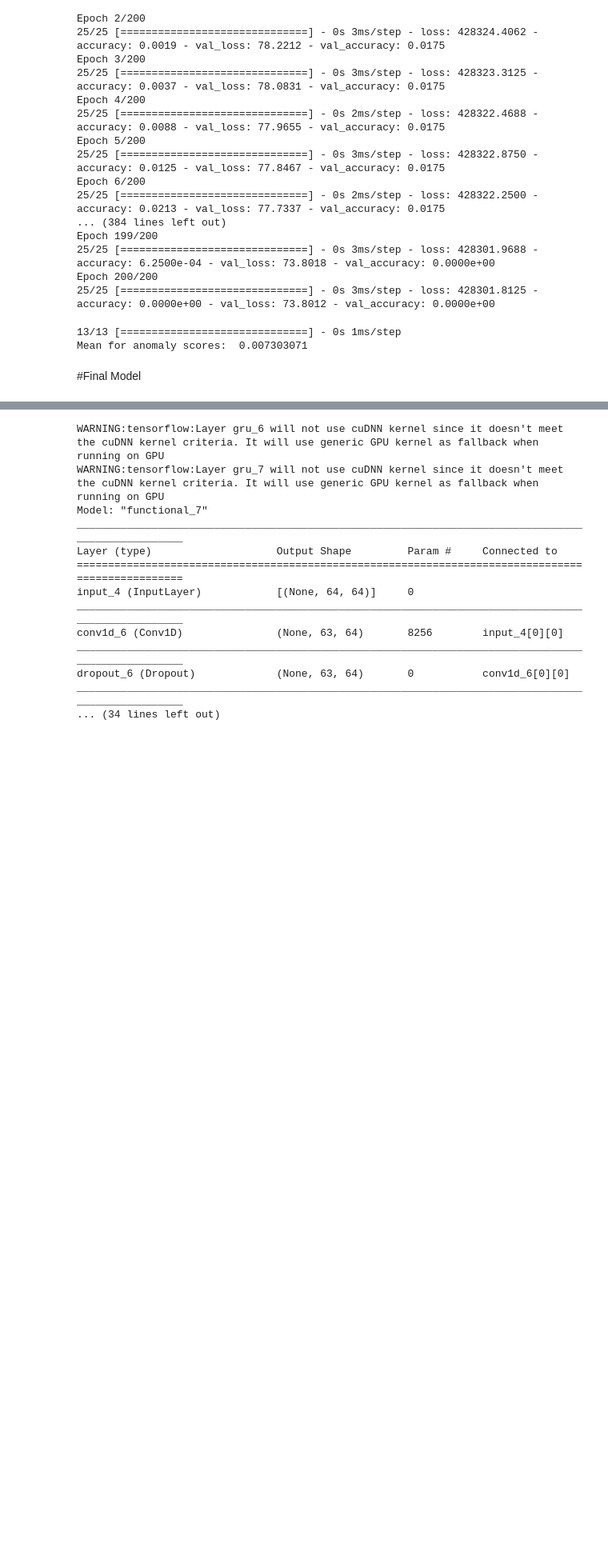
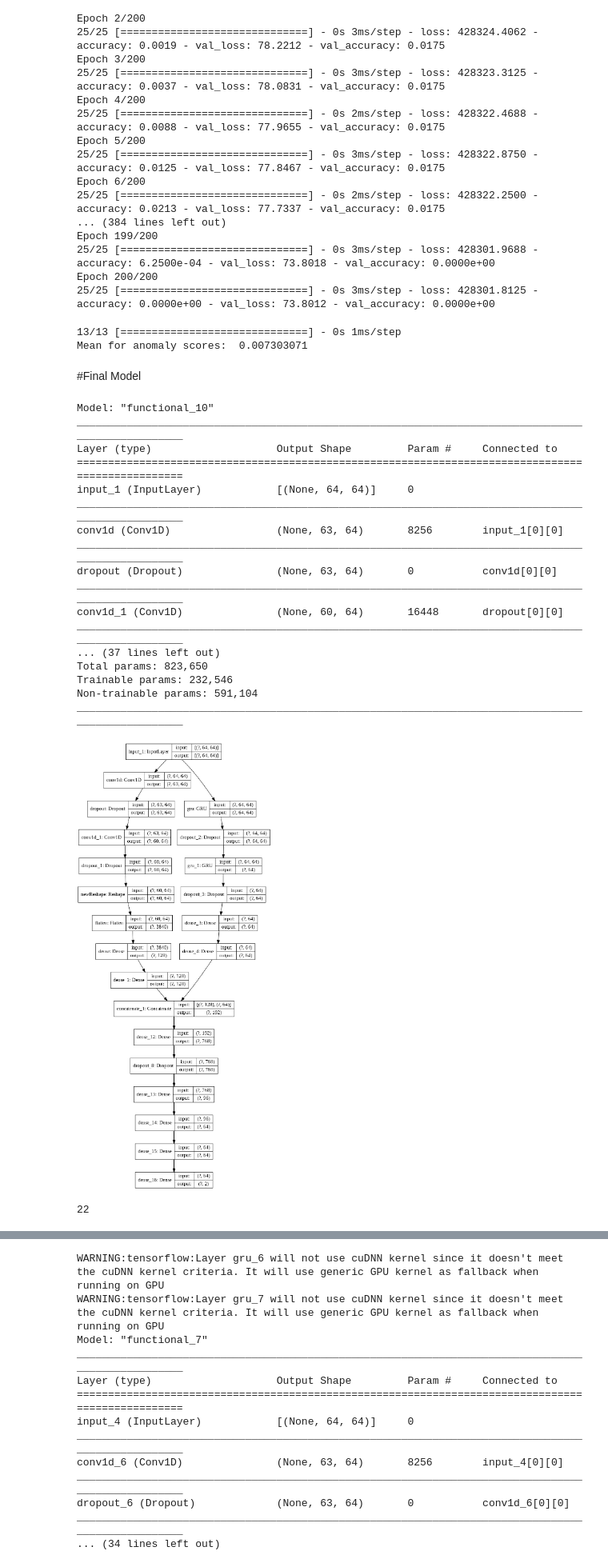
Before and after one commit to Syed-Osama-Hussain/Imagined-Speech-Prediction-from-EEG, a Jupyter notebook: long_words.ipynb, the cells around one changed output, grey strips where cells are left out. Shown at 80% size. Drawn from its saved outputs; the diff is of its cells as text; code cells hidden in the pictures; blank space fills up the shorter version.

```diff
--- a/long_words.ipynb
+++ b/long_words.ipynb
@@ -545,3 +557,41 @@ scores = anomalyScores(test_features,predictionsDAE)
 Mean for anomaly scores:  0.007303071
 # %% [markdown]
 #Final Model
+# %%
+featureOutput = featureModel.output
+encoder1 = Dense(768, activation='relu')(featureOutput)
+dropout5 = Dropout(0.25)(encoder1)
+encoder2 = Dense(96, activation='sigmoid')(dropout5)
+hidden1 = Dense(64, activation='relu')(encoder2)
+hidden2 = Dense(64, activation='relu')(hidden1)
+outputLayer = Dense(2, activation='softmax')(hidden2)
+finalModel = Model(inputs=featureModel.input, outputs=outputLayer)
+finalModel.summary()
+plot_model(finalModel, show_shapes=True, to_file='model_graph.png')
+# dropout6 = Dropout(0.25)(encoder2)
+# decoder1 = Dense(768, activation='relu')(dropout6)
+# dropout7 = Dropout(0.25)(decoder1)
+# decoder2 = Dense(192, activation='tanh')(dropout7)
+# %% [output]
+Model: "functional_10"
+__________________________________________________________________________________________________
+Layer (type)                    Output Shape         Param #     Connected to
+==================================================================================================
+input_1 (InputLayer)            [(None, 64, 64)]     0
+__________________________________________________________________________________________________
+conv1d (Conv1D)                 (None, 63, 64)       8256        input_1[0][0]
+__________________________________________________________________________________________________
+dropout (Dropout)               (None, 63, 64)       0           conv1d[0][0]
+__________________________________________________________________________________________________
+conv1d_1 (Conv1D)               (None, 60, 64)       16448       dropout[0][0]
+__________________________________________________________________________________________________
+... (37 lines left out)
+Total params: 823,650
+Trainable params: 232,546
+Non-trainable params: 591,104
+__________________________________________________________________________________________________
+[figure, added]
+# %%
+print(len(finalModel.layers))
+# %% [output]
+22
```
Also changed, not shown: parts of 6 cells of this notebook.
